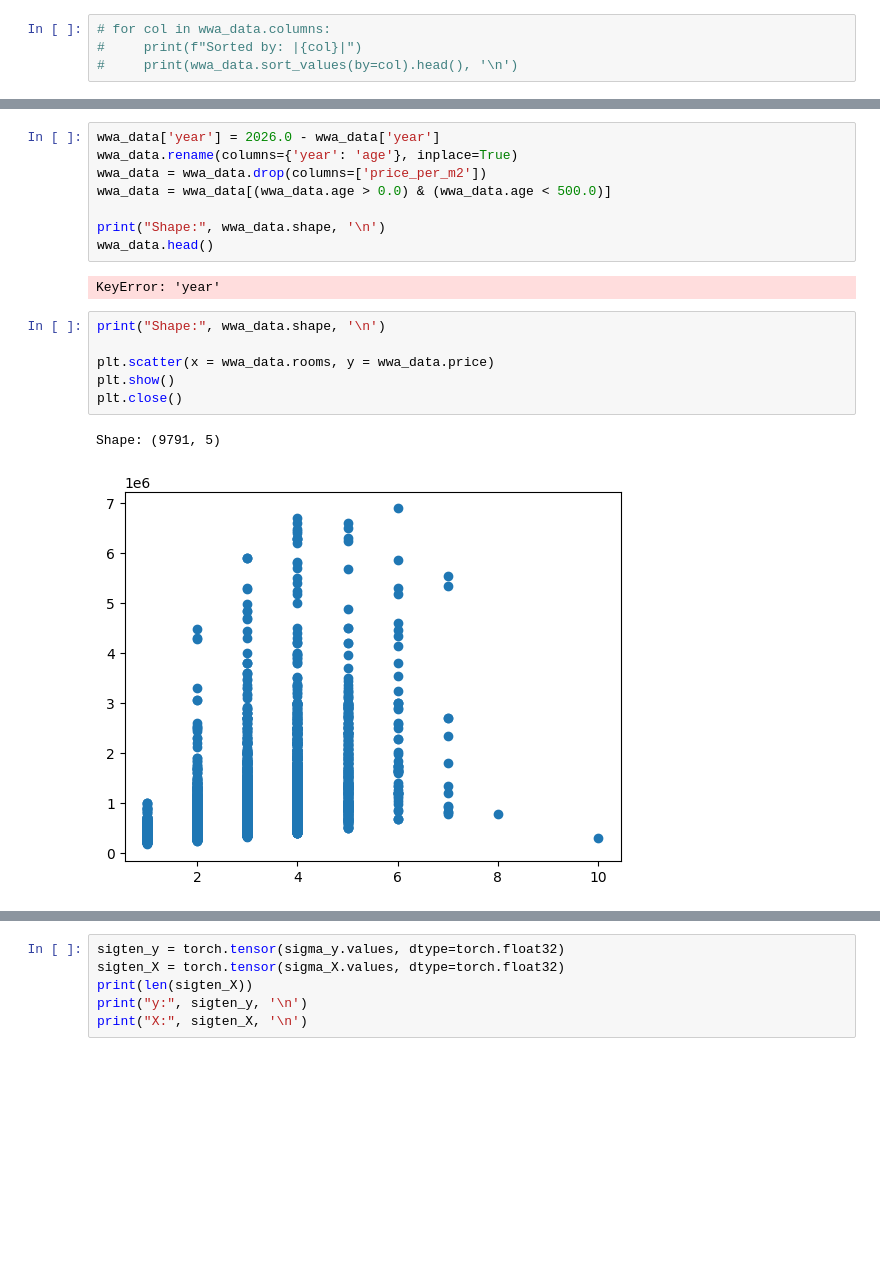
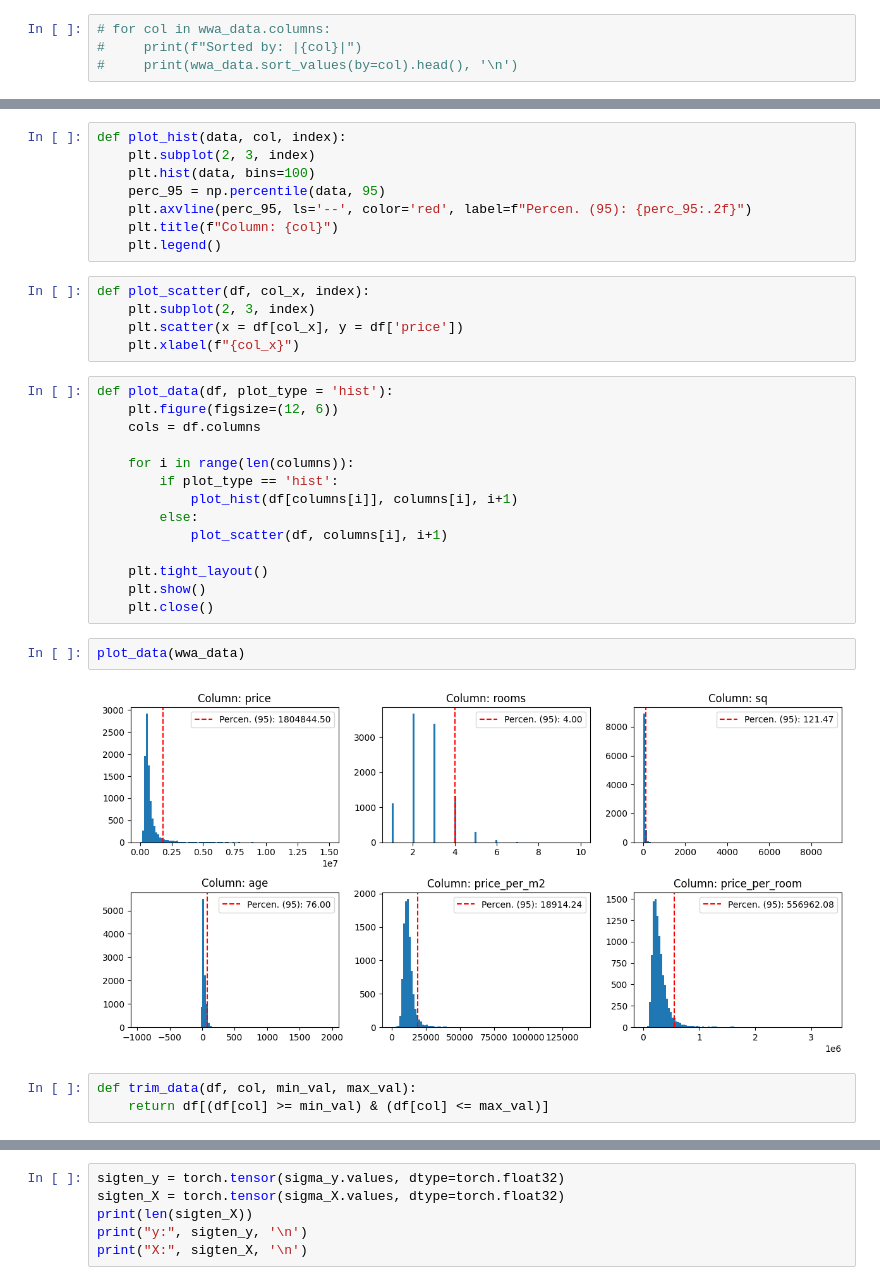
Before and after one commit to M4rselo/Warsaw-Housing-Model, a Jupyter notebook: pl_linear_regression.ipynb, the cells around one changed output, grey strips where cells are left out. Drawn from its saved outputs; the diff is of its cells as text; blank space fills up the shorter version.

```diff
--- a/pl_linear_regression.ipynb
+++ b/pl_linear_regression.ipynb
@@ -109,19 +88,34 @@ plt.close()
-# %%
-wwa_data['year'] = 2026.0 - wwa_data['year']
-wwa_data.rename(columns={'year': 'age'}, inplace=True)
-wwa_data = wwa_data.drop(columns=['price_per_m2'])
-wwa_data = wwa_data[(wwa_data.age > 0.0) & (wwa_data.age < 500.0)]
-
-print("Shape:", wwa_data.shape, '\n')
-wwa_data.head()
-# %% [output]
-KeyError: 'year'
-# %%
-print("Shape:", wwa_data.shape, '\n')
-
-plt.scatter(x = wwa_data.rooms, y = wwa_data.price)
-plt.show()
-plt.close()
-# %% [output]
-Shape: (9791, 5)
-[figure, removed]
+# %%
+def plot_hist(data, col, index):
+    plt.subplot(2, 3, index)
+    plt.hist(data, bins=100)
+    perc_95 = np.percentile(data, 95)
+    plt.axvline(perc_95, ls='--', color='red', label=f"Percen. (95): {perc_95:.2f}")
+    plt.title(f"Column: {col}")
+    plt.legend()
+# %%
+def plot_scatter(df, col_x, index):
+    plt.subplot(2, 3, index)
+    plt.scatter(x = df[col_x], y = df['price'])
+    plt.xlabel(f"{col_x}")
+# %%
+def plot_data(df, plot_type = 'hist'):
+    plt.figure(figsize=(12, 6))
+    cols = df.columns
+
+    for i in range(len(columns)):
+        if plot_type == 'hist':
+            plot_hist(df[columns[i]], columns[i], i+1)
+        else:
+            plot_scatter(df, columns[i], i+1)
+
+    plt.tight_layout()
+    plt.show()
+    plt.close()
+# %%
+plot_data(wwa_data)
+# %% [output]
+[figure, added]
+# %%
+def trim_data(df, col, min_val, max_val):
+    return df[(df[col] >= min_val) & (df[col] <= max_val)]
```
Also changed, not shown: parts of 19 cells of this notebook.
